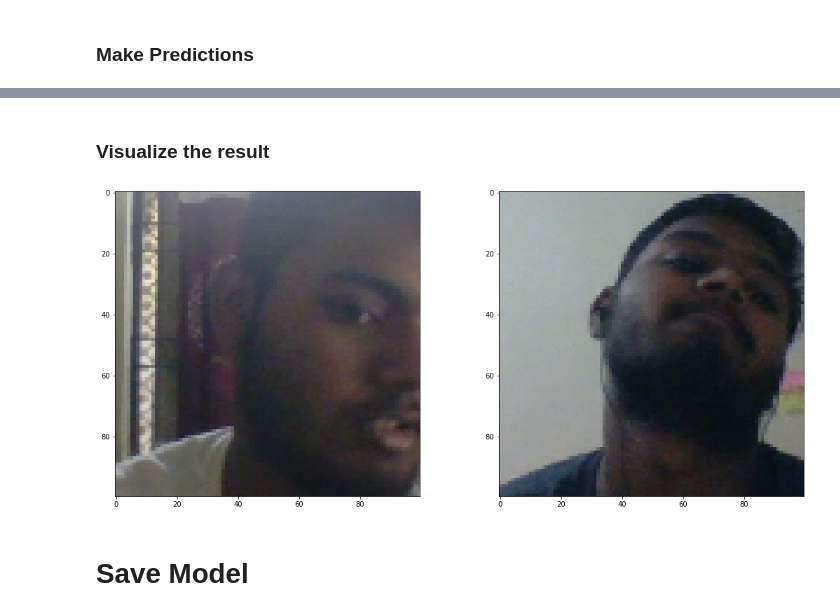
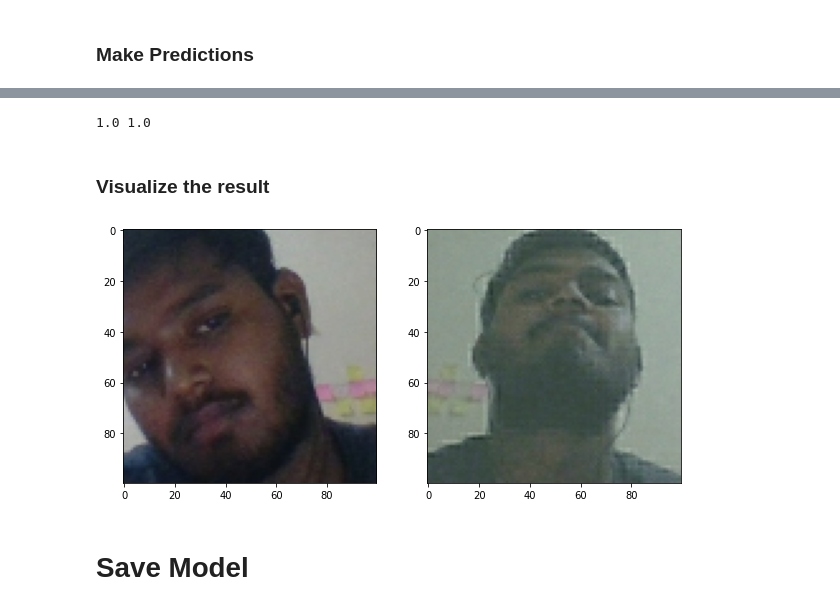
Before and after one commit to sumit-mandal/Facial-Verification, a Jupyter notebook: Facial_verification_siamese.ipynb, the cells around one changed output, grey strips where cells are left out. Cells and saved outputs as stored; diff of their text form; code cells hidden in the pictures.

```diff
--- a/Facial_verification_siamese.ipynb
+++ b/Facial_verification_siamese.ipynb
@@ -147,11 +167,26 @@ frame.shape
+# %%
+img_path = os.path.join(ANC_PATH, '00a399b8-4052-11ec-b850-4074e0844ddc.jpg')
+img = cv2.imread(img_path)
+augmented_images = data_aug(img)
+
+for image in augmented_images:
+    cv2.imwrite(os.path.join(ANC_PATH, '{}.jpg'.format(uuid.uuid1())), image.numpy())
+# %%
+for file_name in os.listdir(os.path.join(POS_PATH)):
+    img_path = os.path.join(POS_PATH, file_name)
+    img = cv2.imread(img_path)
+    augmented_images = data_aug(img)
+
+    for image in augmented_images:
+        cv2.imwrite(os.path.join(POS_PATH, '{}.jpg'.format(uuid.uuid1())), image.numpy())
 # %% [markdown]
 # Load and Preprocess Image
 # %% [markdown]
 ### Get image Directories
 # %%
-anchor = tf.data.Dataset.list_files(ANC_PATH+'\*.jpg').take(300) # go and grab all of the different image wthin a specific directory. Only take 300 images
-positive = tf.data.Dataset.list_files(POS_PATH+'\*.jpg').take(300)
-negative = tf.data.Dataset.list_files(NEG_PATH+'\*.jpg').take(300)
+anchor = tf.data.Dataset.list_files(ANC_PATH+'\*.jpg').take(3000) # go and grab all of the different image wthin a specific directory. Only take 300 images
+positive = tf.data.Dataset.list_files(POS_PATH+'\*.jpg').take(3000)
+negative = tf.data.Dataset.list_files(NEG_PATH+'\*.jpg').take(3000)
 # %%
 dir_test = anchor.as_numpy_iterator()
 # %%
@@ -739,18 +812,34 @@ m.result().numpy()
+# %%
+r = Recall()
+p = Precision()
+
+for test_input, test_val, y_true in test_data.as_numpy_iterator():
+    yhat = siamese_model.predict([test_input, test_val])
+    r.update_state(y_true, yhat)
+    p.update_state(y_true,yhat)
+
+print(r.result().numpy(), p.result().numpy())
+# %% [output]
+1.0 1.0
 # %% [markdown]
 ### Visualize the result
 # %%
-plt.figure(figsize=(18,8))
+
+# Set plot size
+plt.figure(figsize=(10,8))
 
 # Set first subplot
 plt.subplot(1,2,1)
-plt.imshow(test_input[3])
+plt.imshow(test_input[0])
 
-#set second subplot
+# Set second subplot
 plt.subplot(1,2,2)
-plt.imshow(test_val[3])
+plt.imshow(test_val[0])
+
+# Renders cleanly
 plt.show()
 # %% [output]
-[figure, old version]
+[figure, new version]
 # %% [markdown]
 # Save Model
 # %%
```
Also changed, not shown: parts of 43 cells of this notebook.
